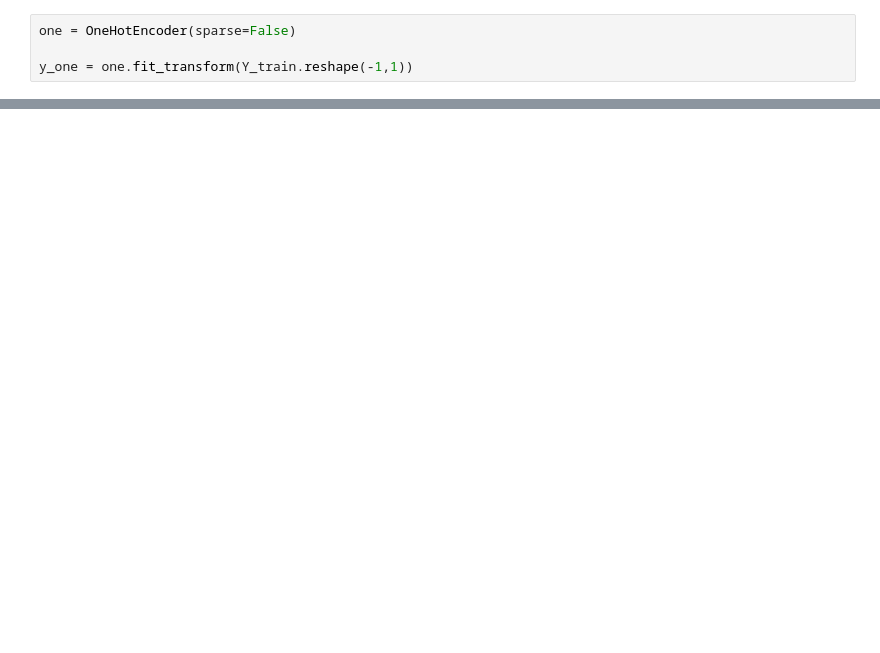
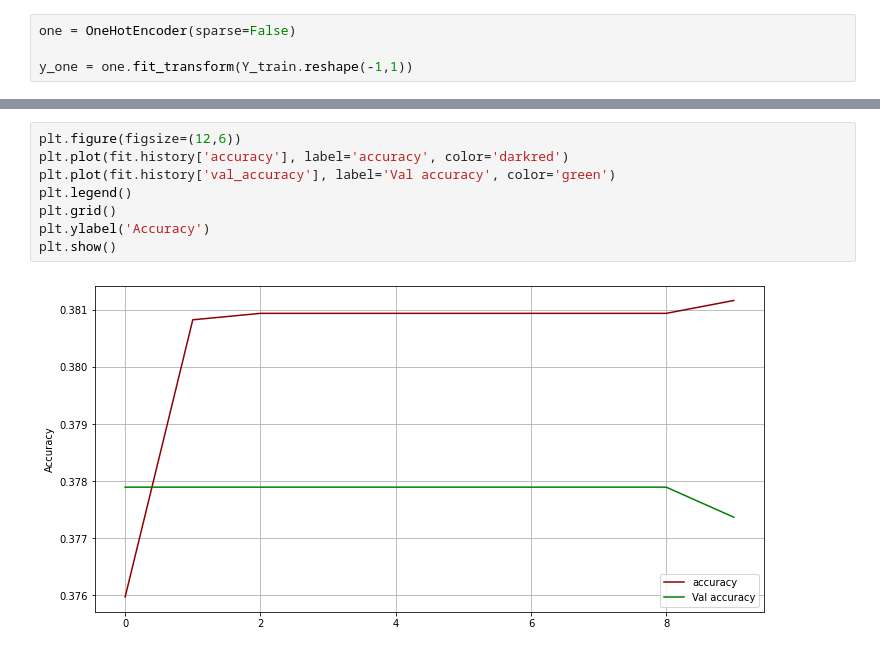
Before and after one commit to letisousa/LIWCDictionary, a Jupyter notebook: Classification_code/Classificando_unilex.ipynb, the cells around one changed output, grey strips where cells are left out. Drawn from its saved outputs; the diff is of its cells as text; blank space fills up the shorter version.

```diff
--- a/Classification_code/Classificando_unilex.ipynb
+++ b/Classification_code/Classificando_unilex.ipynb
@@ -290,3 +344,13 @@ Epoch 5/5
+# %%
+plt.figure(figsize=(12,6))
+plt.plot(fit.history['accuracy'], label='accuracy', color='darkred')
+plt.plot(fit.history['val_accuracy'], label='Val accuracy', color='green')
+plt.legend()
+plt.grid()
+plt.ylabel('Accuracy')
+plt.show()
+# %% [output]
+[figure, added]
 # %%
 acc = model.evaluate(np.asarray(pre_X(X_test)), one.transform(Y_test.reshape(-1,1)))
 # %% [output]
```
Also changed, not shown: parts of 60 cells of this notebook.
